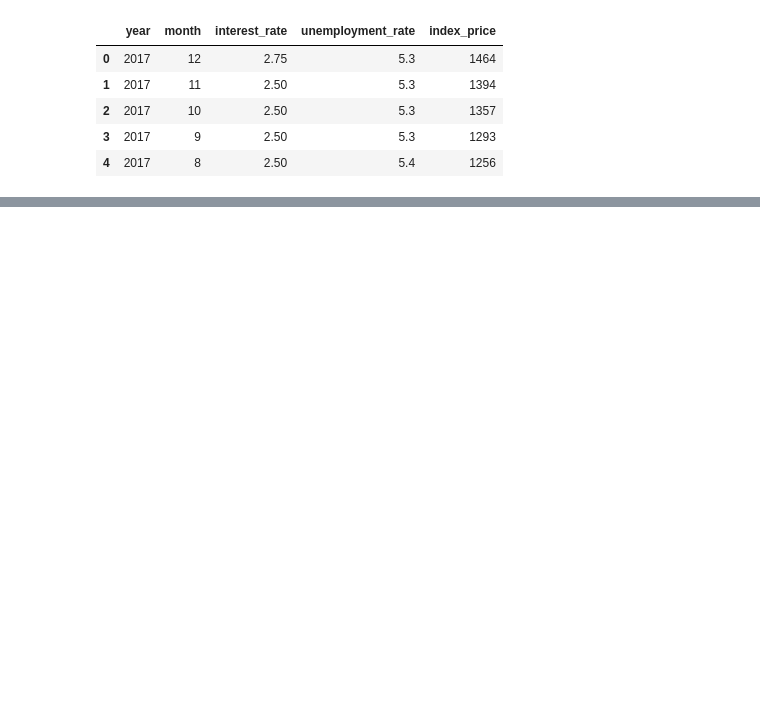
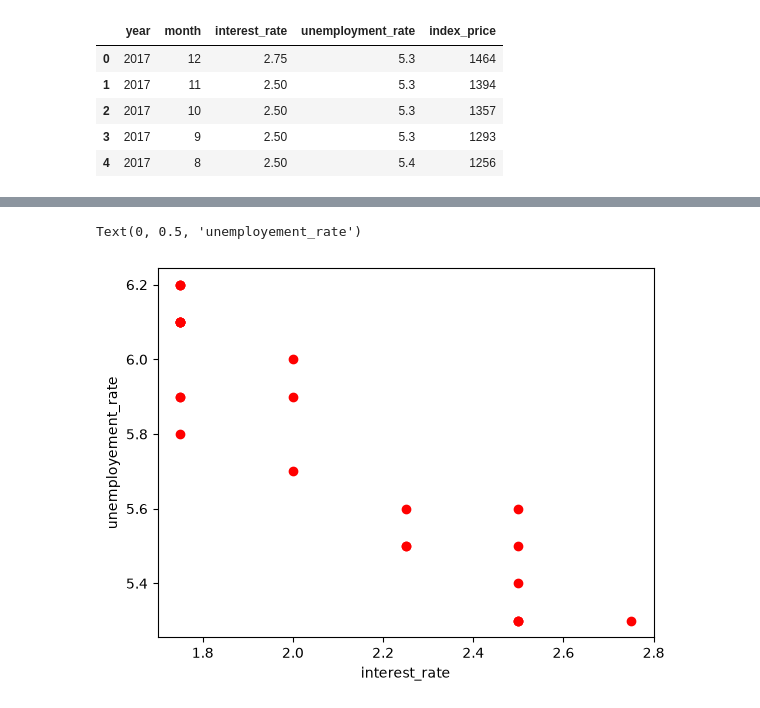
Before and after one commit to AyushPratap05/ML, a Jupyter notebook: multiliner.ipynb, the cells around one changed output, grey strips where cells are left out. Cells and saved outputs as stored; diff of their text form; code cells hidden in the pictures; blank space fills up the shorter version.

```diff
--- a/multiliner.ipynb
+++ b/multiliner.ipynb
@@ -38,0 +50,7 @@ df.head()
+# %%
+plt.scatter(df_index['interest_rate'],df_index['unemployment_rate'],color= 'r')
+plt.xlabel("interest_rate")
+plt.ylabel("unemployement_rate")
+# %% [output]
+Text(0, 0.5, 'unemployement_rate')
+[figure, added]
```
Also changed, not shown: parts of 14 cells of this notebook.
